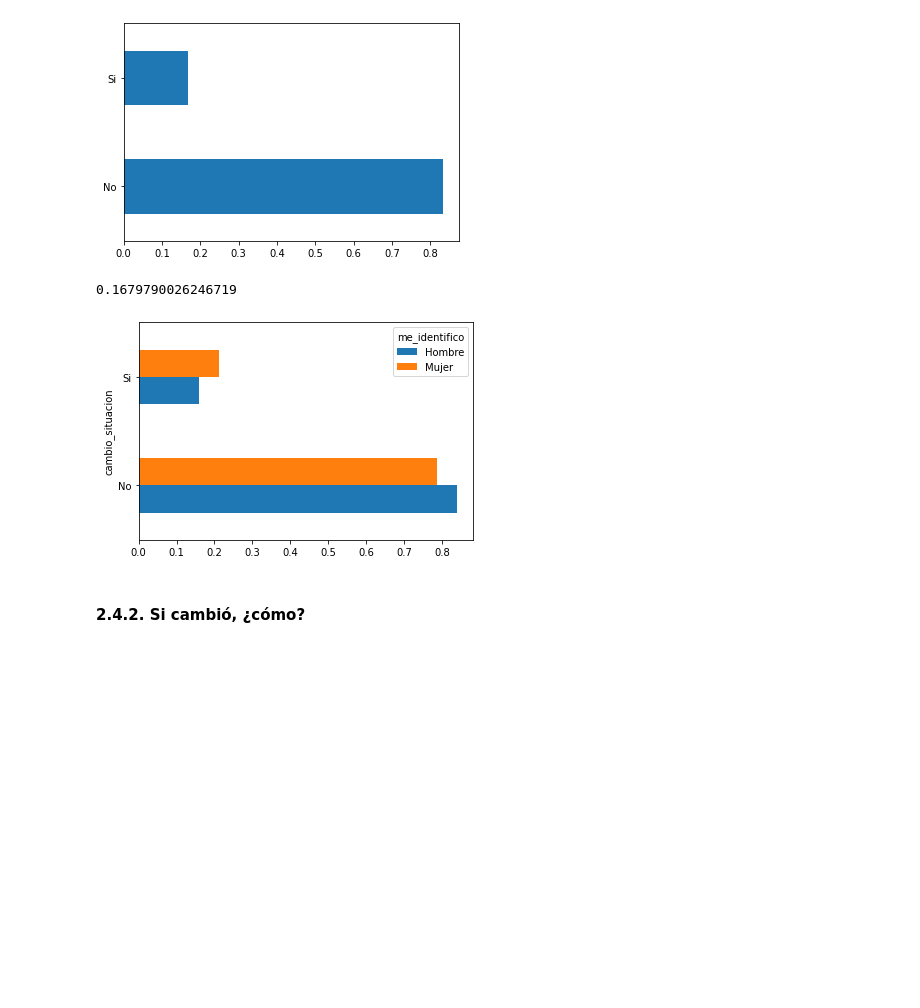
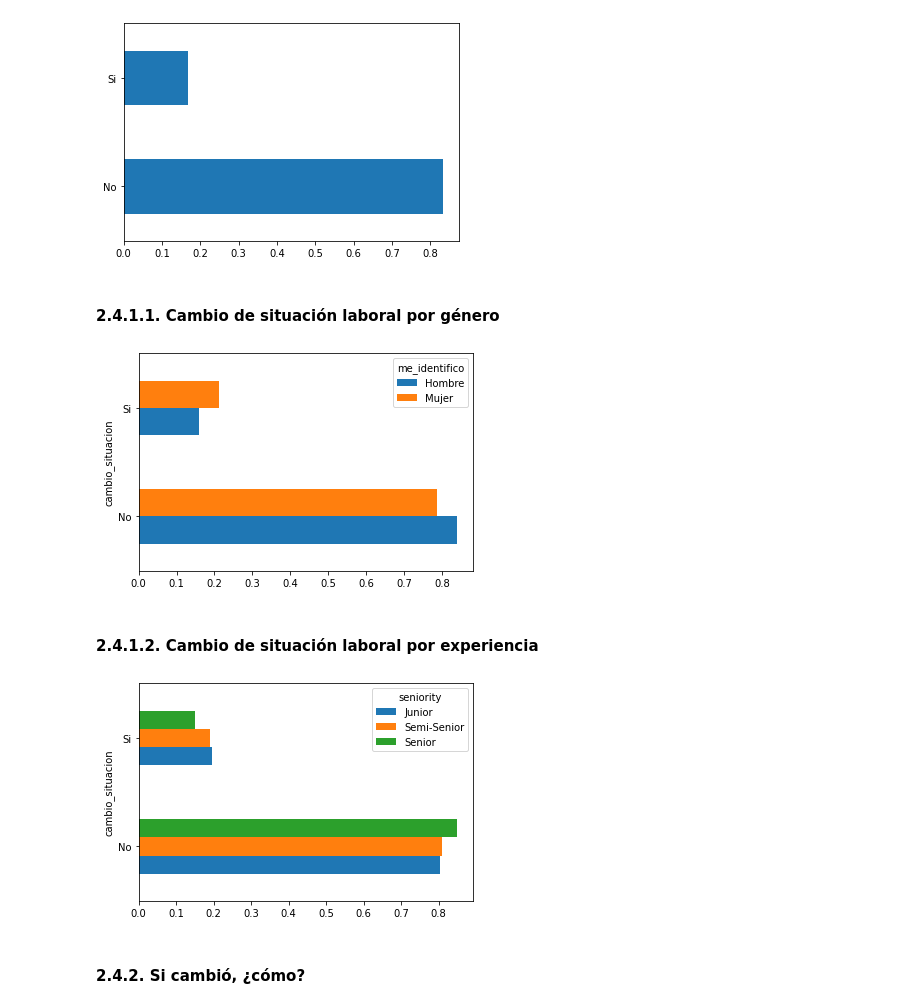
Before and after one commit to SebastianESaavedra/openqube-sueldos, a Jupyter notebook: pipeline/covid-analysis.ipynb, the cells around one changed output. Cells and saved outputs as stored; diff of their text form; code cells hidden in the pictures; blank space fills up the shorter version.

```diff
--- a/pipeline/covid-analysis.ipynb
+++ b/pipeline/covid-analysis.ipynb
@@ -397,14 +402,25 @@ csl.plot.barh();
 charts["cambio_situacion"] = to_rechart(csl)
 # %% [output]
 [figure]
+# %% [markdown]
+#### 2.4.1.1. Cambio de situación laboral por género
 # %%
 # 'Otros' con datos insuficientes
 gs = aux.groupby(['me_identifico', 'cambio_situacion'])['cambio_situacion'].count().unstack()
-display((aux.cambio_situacion == 'Si').mean())
-gs.div(gs.sum(axis=1), axis=0).loc[['Hombre', 'Mujer']].T.plot.barh();
+gs = gs.div(gs.sum(axis=1), axis=0)
+gs.loc[['Hombre', 'Mujer']].T.plot.barh();
+charts["cambio_situacion_genero"] = to_rechart(gs)
 # %% [output]
-0.1679790026246719
 [figure]
+# %% [markdown]
+#### 2.4.1.2. Cambio de situación laboral por experiencia
+# %%
+sen = aux.groupby(['seniority', 'cambio_situacion'])['cambio_situacion'].count().unstack()
+sen = sen.div(sen.sum(axis=1), axis=0)
+sen.loc[['Junior', 'Semi-Senior', 'Senior']].T.plot.barh();
+charts["cambio_situacion_seniority"] = to_rechart(sen)
+# %% [output]
+[figure, added]
 # %% [markdown]
 #### 2.4.2. Si cambió, ¿cómo?
 # %%
```
Also changed, not shown: parts of 15 cells of this notebook.
